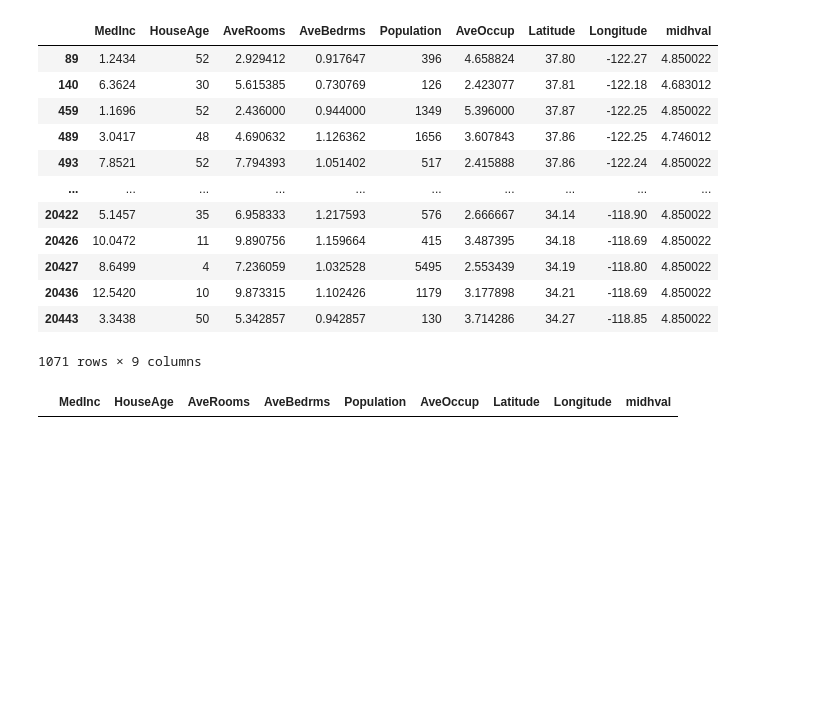
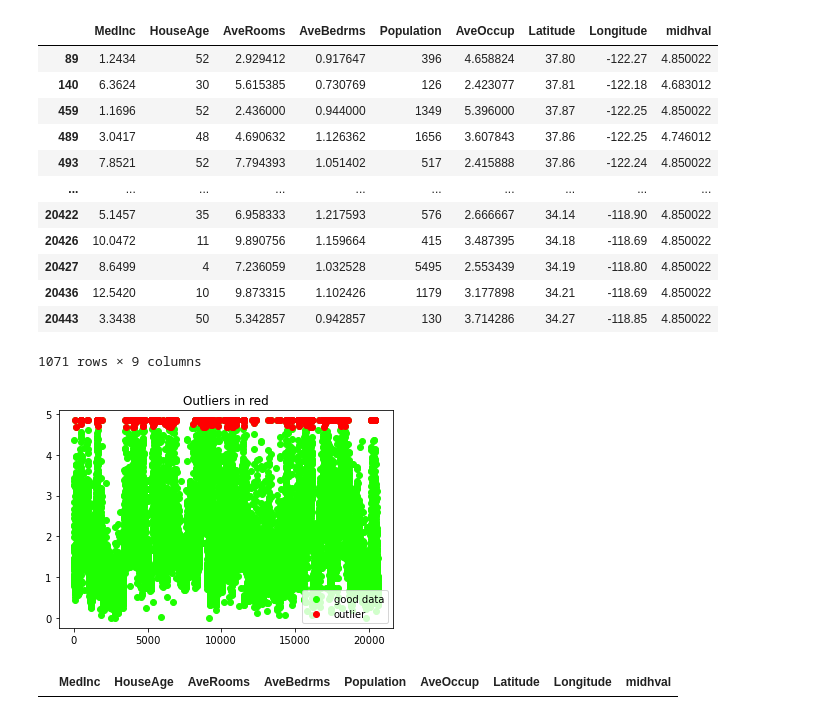
Before and after one commit to tonyzhao668/project3_challenge, a Jupyter notebook: Cali_Statistics.ipynb, the cells around one changed output. Saved outputs shown, nothing was run; the diff lists cells and outputs as text; code cells hidden in the pictures; blank space fills up the shorter version.

```diff
--- a/Cali_Statistics.ipynb
+++ b/Cali_Statistics.ipynb
@@ -95,6 +95,15 @@ outlier_df.head(2000)
 | 20436 | 12.5420 | 10 | 9.873315 | 1.102426 | 1179 | 3.177898 | 34.21 | -118.69 | 4.850022 |
 | 20443 | 3.3438 | 50 | 5.342857 | 0.942857 | 130 | 3.714286 | 34.27 | -118.85 | 4.850022 |
 1071 rows × 9 columns
+# %%
+# outlier plot
+plt.scatter(df.index, df.iloc[:, 8], c="#1EFF00", label="good data")
+plt.scatter(outlier_df.index, outlier_df.iloc[:,8], c="#FF0000", label="outlier")
+plt.legend(loc='lower right')
+plt.title("Outliers in red")
+plt.show()
+# %% [output]
+[figure, added]
 # %%
 #(0.75%)+ 1.5 * QR1 <outliers < (0.75%)+ 1.65 * QR1
 outlier2_df = df.loc[df['midhval'] > 4.891824331]
```
Also changed, not shown: parts of 1 cell of this notebook.
